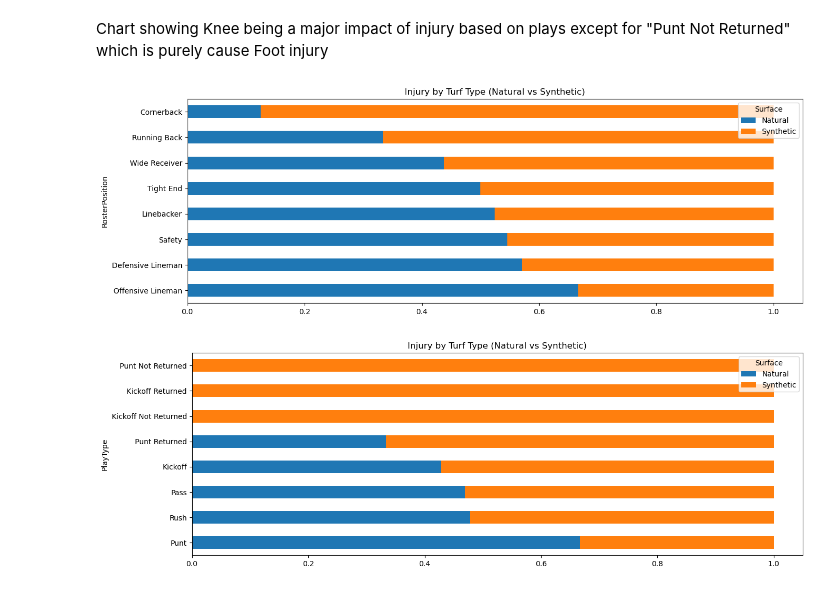
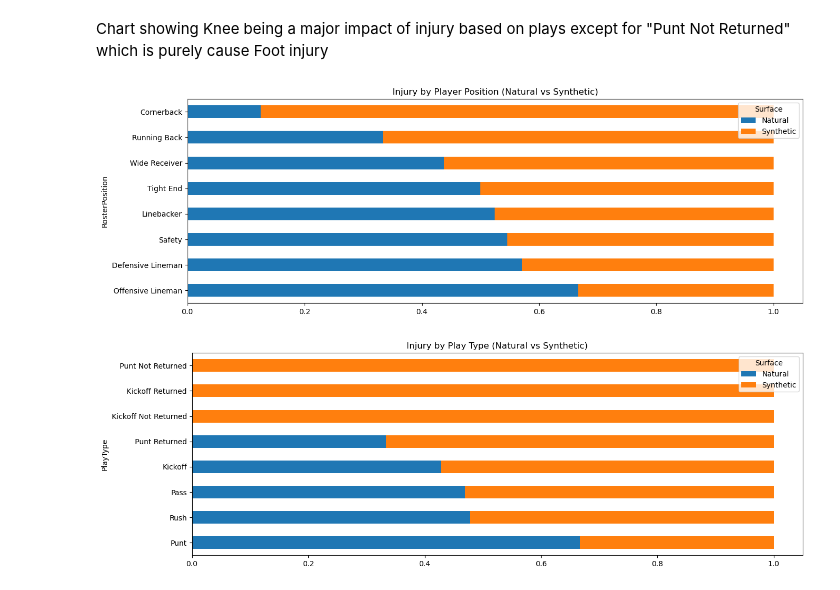
Before and after one commit to davisdw/NFL_Penalty_Injury_-_Draft_Data_Prediction, a Jupyter notebook: nfl_injury_data.ipynb, the cells around one changed output. Drawn from its saved outputs; the diff is of its cells as text; code cells hidden in the pictures.

```diff
--- a/nfl_injury_data.ipynb
+++ b/nfl_injury_data.ipynb
@@ -349,17 +349,17 @@ Chart showing Knee being a major impact of injury based on plays except for "Pun
 # %%
 injury_playlist_merge.groupby(['RosterPosition', 'Surface']) \
     .count() \
     .unstack('Surface')['PlayerKey'] \
     .T.apply(lambda x: x/x.sum()) \
     .sort_values('Surface').T.sort_values('Natural', ascending=False)\
     .plot(kind='barh',
           figsize=(15, 5),
-          title='Injury by Turf Type (Natural vs Synthetic)',
+          title='Injury by Player Position (Natural vs Synthetic)',
           stacked=True)
 plt.savefig("InjuryDataPlotOutput/inj_by_player_pos_grass_type.png")
 plt.show()
 # %% [output]
-[figure, old version]
+[figure, new version]
 # %%
 injury_playlist_merge.groupby(['PlayType', 'Surface']) \
     .count() \
```
Also changed, not shown: parts of 1 cell of this notebook, 3 other files.
